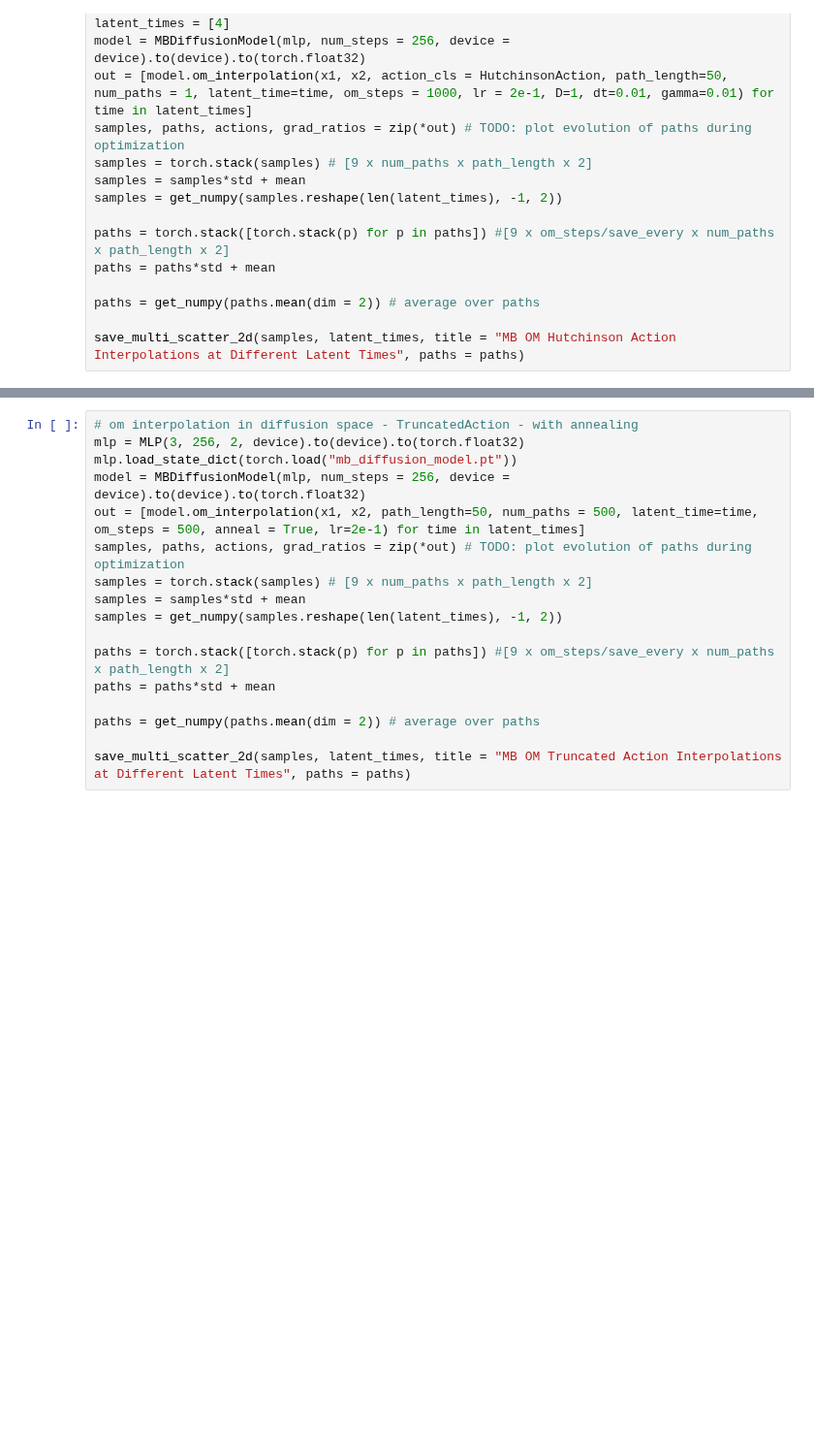
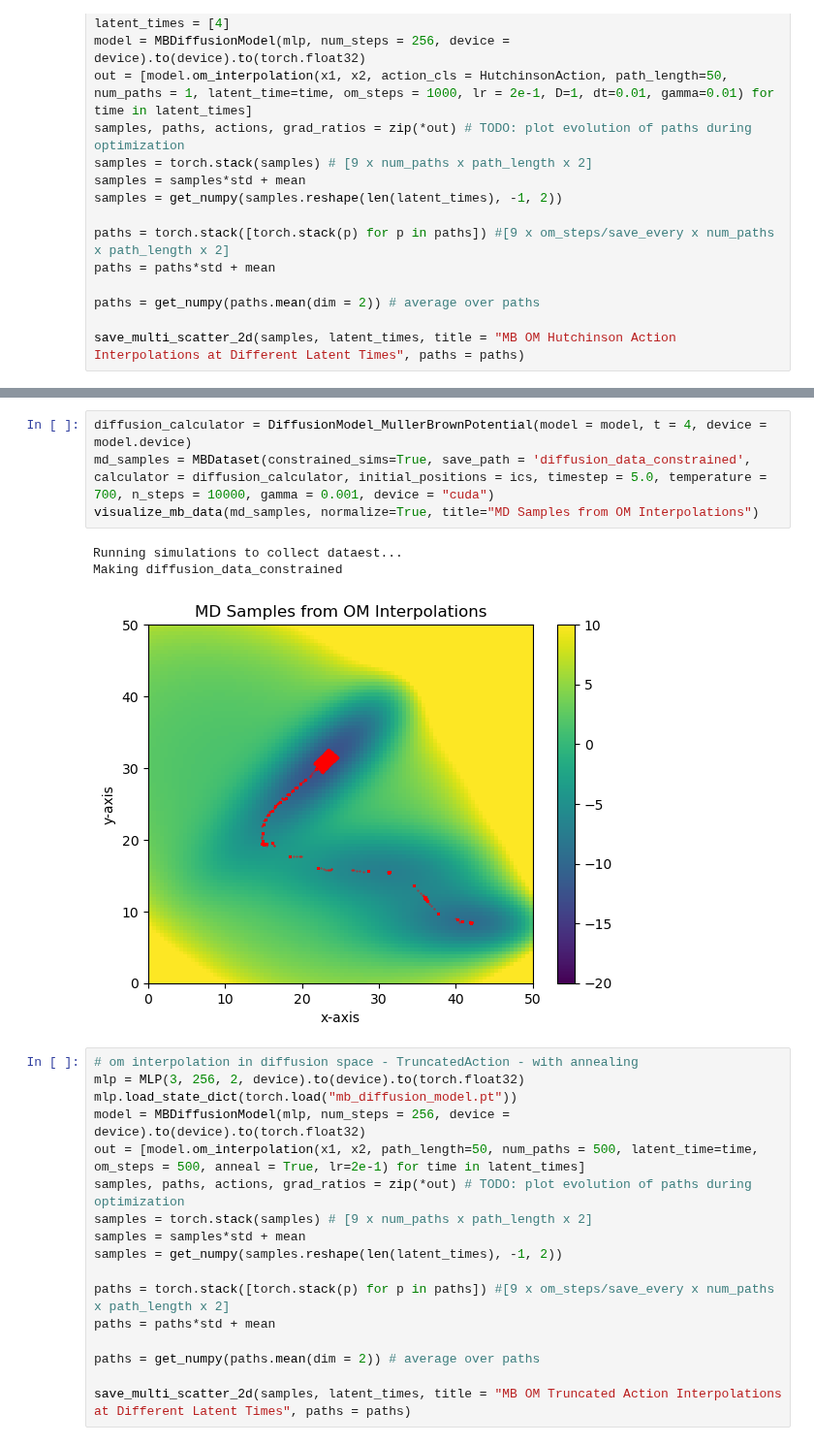
Before and after one commit to michael-psenka/OM-TPS, a Jupyter notebook: train_diffusion_mb.ipynb, the cells around one changed output, grey strips where cells are left out. Shown at 97% size. Saved outputs shown, nothing was run; the diff lists cells and outputs as text; blank space fills up the shorter version.

```diff
--- a/train_diffusion_mb.ipynb
+++ b/train_diffusion_mb.ipynb
@@ -511,3 +859,11 @@ np.save("initial_positions.npy", ics*std.cpu().numpy() + mean.cpu().numpy())
+# %%
+diffusion_calculator = DiffusionModel_MullerBrownPotential(model = model, t = 4, device = model.device)
+md_samples = MBDataset(constrained_sims=True, save_path = 'diffusion_data_constrained', calculator = diffusion_calculator, initial_positions = ics, timestep = 5.0, temperature = 700, n_steps = 10000, gamma = 0.001, device = "cuda")
+visualize_mb_data(md_samples, normalize=True, title="MD Samples from OM Interpolations")
+# %% [output]
+Running simulations to collect dataest...
+Making diffusion_data_constrained
+[figure, added]
 # %%
 # om interpolation in diffusion space - TruncatedAction - with annealing
 mlp = MLP(3, 256, 2, device).to(device).to(torch.float32)
```
Also changed, not shown: parts of 10 cells of this notebook, 3 other files.
